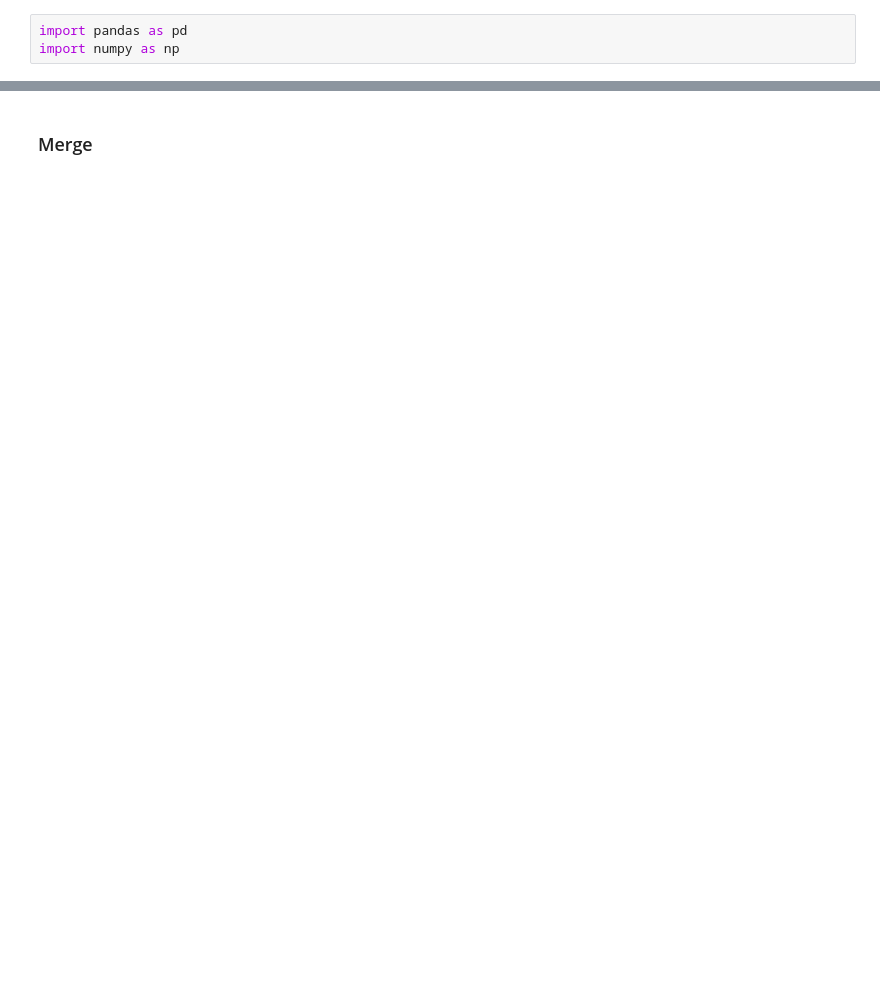
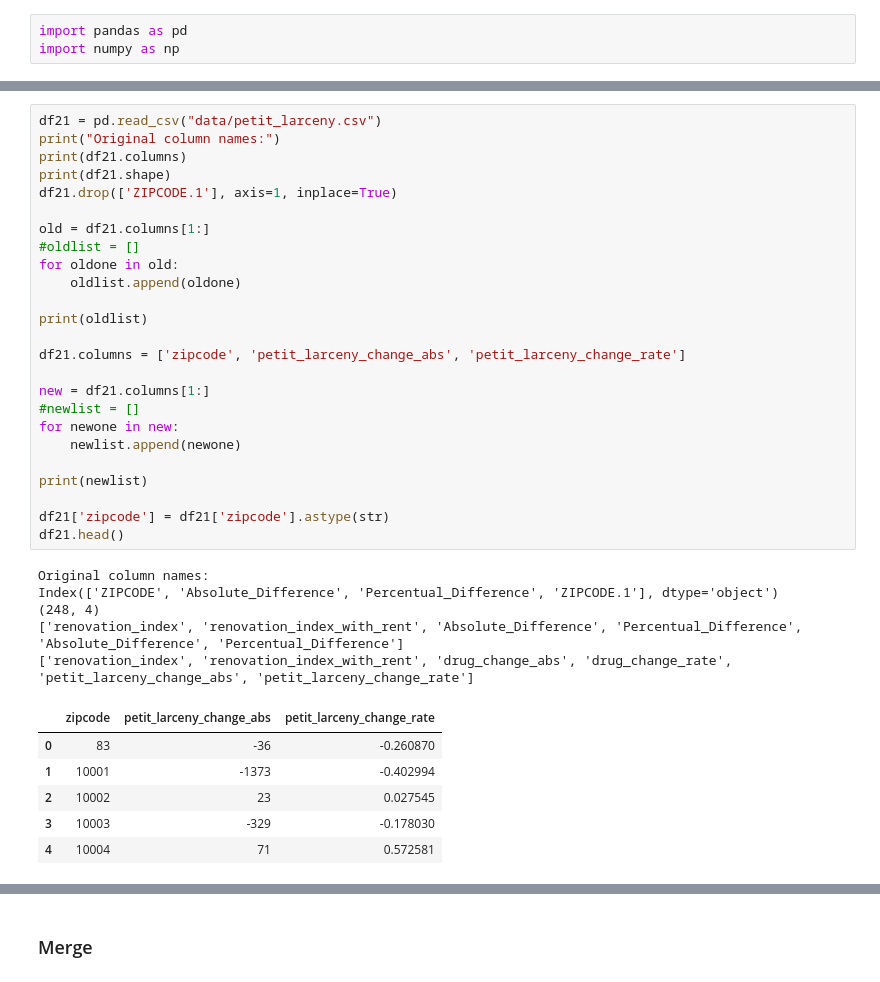
Before and after one commit to alaincr/Digital-Traces-of-Gentrification_2018-master, a Jupyter notebook: notebooks/dataMerge/dataMerge.ipynb, the cells around one changed output, grey strips where cells are left out. Saved outputs shown, nothing was run; the diff lists cells and outputs as text; blank space fills up the shorter version.

```diff
--- a/notebooks/dataMerge/dataMerge.ipynb
+++ b/notebooks/dataMerge/dataMerge.ipynb
@@ -40,0 +79,37 @@ Index(['ZIPCODE', 'Absolute_Difference', 'Percentual_Difference', 'ZIPCODE.1'],
+# %%
+df21 = pd.read_csv("data/petit_larceny.csv")
+print("Original column names:")
+print(df21.columns)
+print(df21.shape)
+df21.drop(['ZIPCODE.1'], axis=1, inplace=True)
+
+old = df21.columns[1:]
+#oldlist = []
+for oldone in old:
+    oldlist.append(oldone)
+
+print(oldlist)
+
+df21.columns = ['zipcode', 'petit_larceny_change_abs', 'petit_larceny_change_rate']
+
+new = df21.columns[1:]
+#newlist = []
+for newone in new:
+    newlist.append(newone)
+
+print(newlist)
+
+df21['zipcode'] = df21['zipcode'].astype(str)
+df21.head()
+# %% [output]
+Original column names:
+Index(['ZIPCODE', 'Absolute_Difference', 'Percentual_Difference', 'ZIPCODE.1'], dtype='object')
+(248, 4)
+['renovation_index', 'renovation_index_with_rent', 'Absolute_Difference', 'Percentual_Difference', 'Absolute_Difference', 'Percentual_Difference']
+['renovation_index', 'renovation_index_with_rent', 'drug_change_abs', 'drug_change_rate', 'petit_larceny_change_abs', 'petit_larceny_change_rate']
+|  | zipcode | petit_larceny_change_abs | petit_larceny_change_rate |
+| 0 | 83 | -36 | -0.260870 |
+| 1 | 10001 | -1373 | -0.402994 |
+| 2 | 10002 | 23 | 0.027545 |
+| 3 | 10003 | -329 | -0.178030 |
+| 4 | 10004 | 71 | 0.572581 |
```
Also changed, not shown: parts of 12 cells of this notebook, 1 other file.
